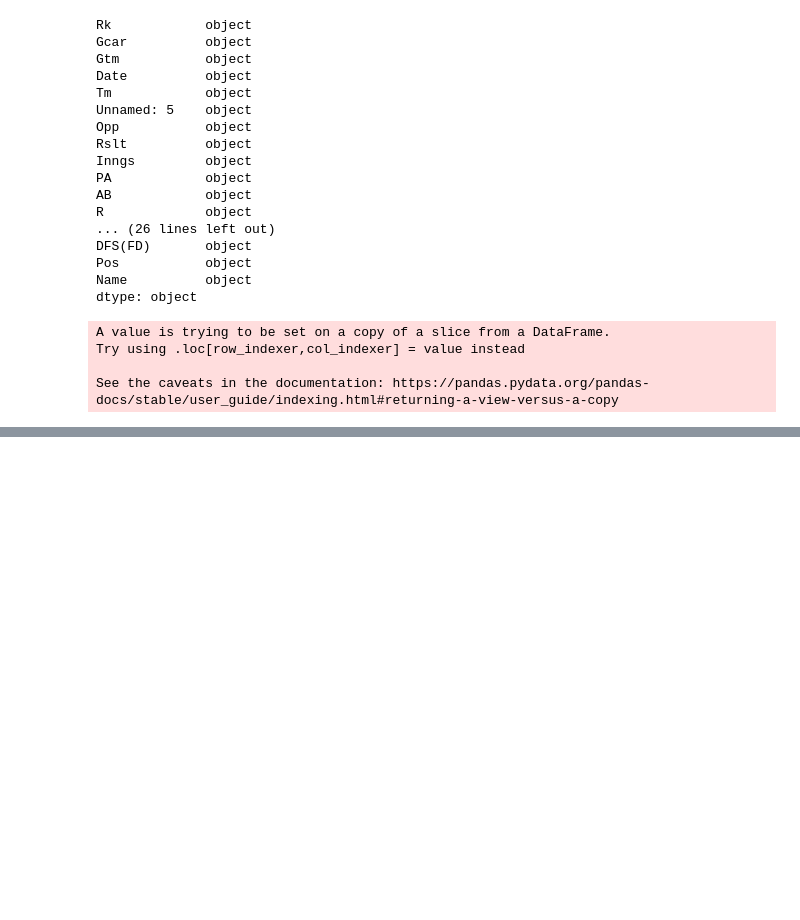
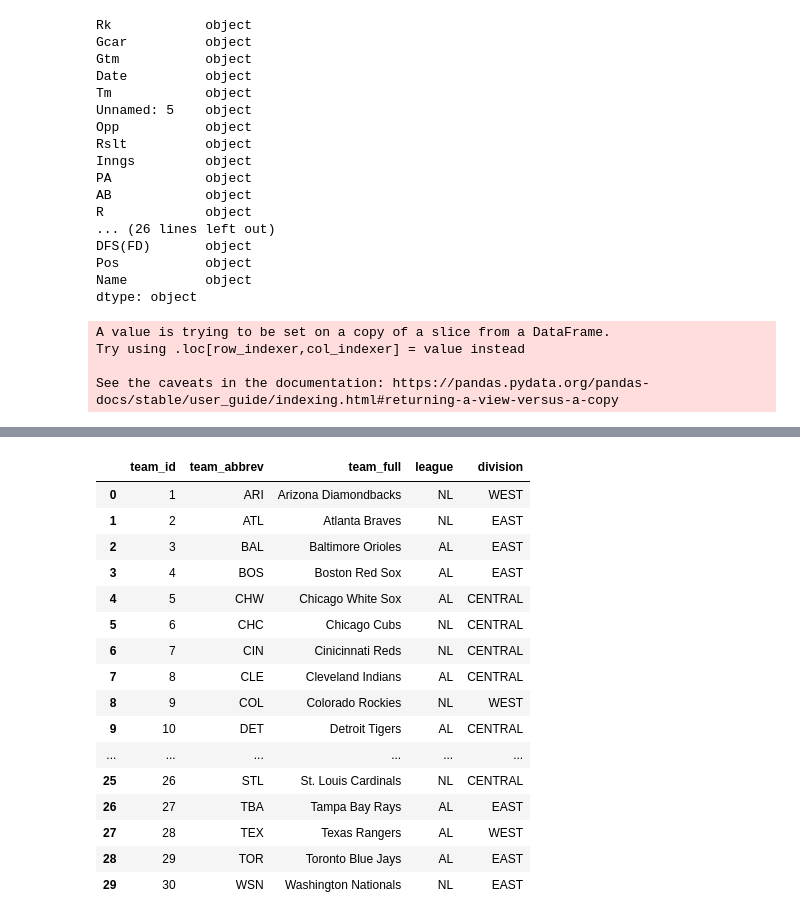
Before and after one commit to tah96/washington-nationals, a Jupyter notebook: PreNatsPlayersScrape.ipynb, the cells around one changed output, grey strips where cells are left out. Drawn from its saved outputs; the diff is of its cells as text; code cells hidden in the pictures; blank space fills up the shorter version.

Commit message:
imported team_lookup to get id to be used for game unique identifier

```diff
--- a/PreNatsPlayersScrape.ipynb
+++ b/PreNatsPlayersScrape.ipynb
@@ -8,5 +9,6 @@ import itertools
 # %%
 roster_dataframe = pd.read_csv('season_long_roster')
+team_list_dataframe = pd.read_csv('team_name_lookup.csv')
 roster_dataframe
 # %% [output]
 |  | Player_ID | Name | OnActv | IL | Age | Country_Code | B | T | Ht | Wt | ... |
@@ -191,0 +211,20 @@ See the caveats in the documentation: https://pandas.pydata.org/pandas-docs/stab
+# %%
+team_list_dataframe
+# %% [output]
+|  | team_id | team_abbrev | team_full | league | division |
+| 0 | 1 | ARI | Arizona Diamondbacks | NL | WEST |
+| 1 | 2 | ATL | Atlanta Braves | NL | EAST |
+| 2 | 3 | BAL | Baltimore Orioles | AL | EAST |
+| 3 | 4 | BOS | Boston Red Sox | AL | EAST |
+| 4 | 5 | CHW | Chicago White Sox | AL | CENTRAL |
+| 5 | 6 | CHC | Chicago Cubs | NL | CENTRAL |
+| 6 | 7 | CIN | Cinicinnati Reds | NL | CENTRAL |
+| 7 | 8 | CLE | Cleveland Indians | AL | CENTRAL |
+| 8 | 9 | COL | Colorado Rockies | NL | WEST |
+| 9 | 10 | DET | Detroit Tigers | AL | CENTRAL |
+| ... | ... | ... | ... | ... | ... |
+| 25 | 26 | STL | St. Louis Cardinals | NL | CENTRAL |
+| 26 | 27 | TBA | Tampa Bay Rays | AL | EAST |
+| 27 | 28 | TEX | Texas Rangers | AL | WEST |
+| 28 | 29 | TOR | Toronto Blue Jays | AL | EAST |
+| 29 | 30 | WSN | Washington Nationals | NL | EAST |
```
Also changed, not shown: parts of 13 cells of this notebook, 1 other file.
